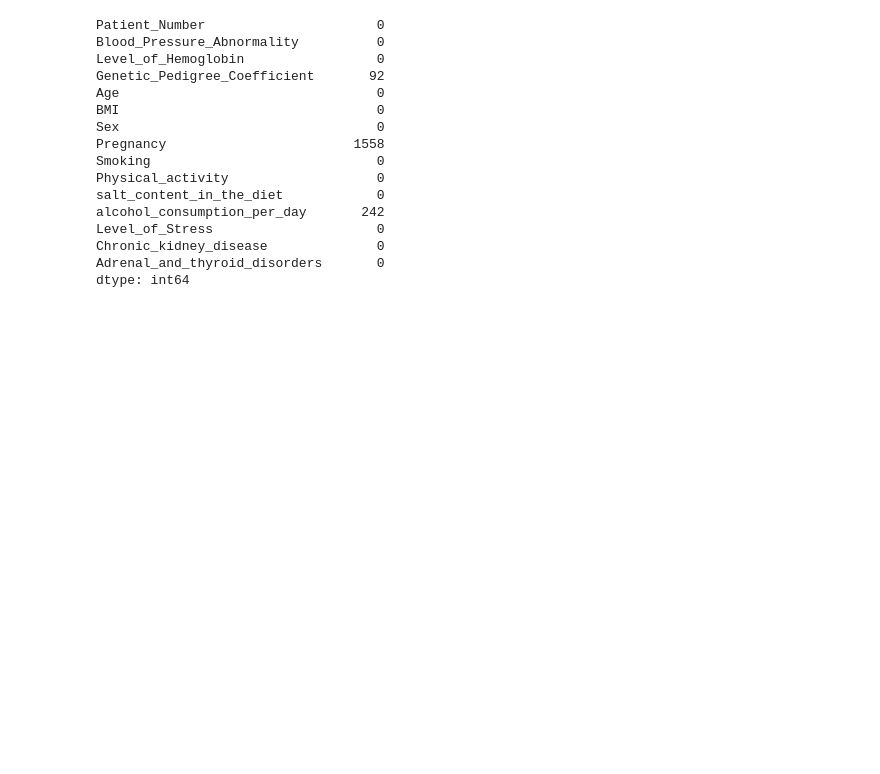
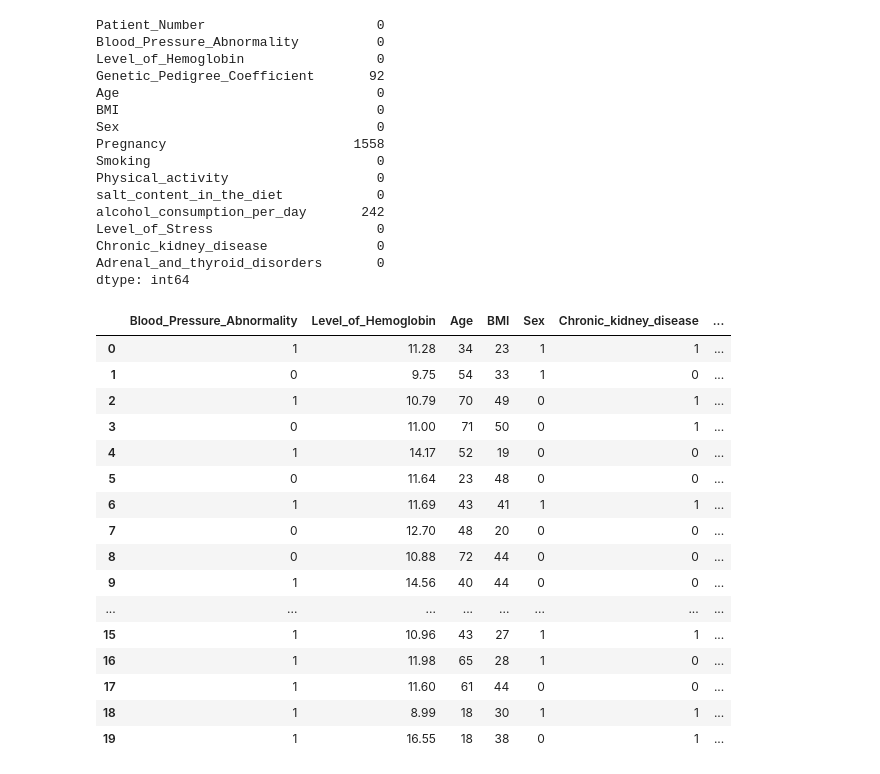
Before and after one commit to xvinay28x/bloood_pressure_prediction, a Jupyter notebook: Untitled.ipynb, the cells around one changed output. Saved outputs shown, nothing was run; the diff lists cells and outputs as text; code cells hidden in the pictures; blank space fills up the shorter version.

```diff
--- a/Untitled.ipynb
+++ b/Untitled.ipynb
@@ -50,4 +82,23 @@ Chronic_kidney_disease              0
 Adrenal_and_thyroid_disorders       0
 dtype: int64
 # %%
-df.drop(["Patient_Number","Genetic_Pedigree_Coefficient","Physical_activity","salt_content_in_the_diet","alcohol_consumption_per_day","Level_of_Stress","Pregnancy"],inplace = True, axis = 1)
+df.drop(["Patient_Number","Genetic_Pedigree_Coefficient","salt_content_in_the_diet","alcohol_consumption_per_day","Level_of_Stress","Physical_activity","Pregnancy","Smoking"],inplace = True, axis = 1)
+df.head(20)
+# %% [output]
+|  | Blood_Pressure_Abnormality | Level_of_Hemoglobin | Age | BMI | Sex | Chronic_kidney_disease | ... |
+| 0 | 1 | 11.28 | 34 | 23 | 1 | 1 | ... |
+| 1 | 0 | 9.75 | 54 | 33 | 1 | 0 | ... |
+| 2 | 1 | 10.79 | 70 | 49 | 0 | 1 | ... |
+| 3 | 0 | 11.00 | 71 | 50 | 0 | 1 | ... |
+| 4 | 1 | 14.17 | 52 | 19 | 0 | 0 | ... |
+| 5 | 0 | 11.64 | 23 | 48 | 0 | 0 | ... |
+| 6 | 1 | 11.69 | 43 | 41 | 1 | 1 | ... |
+| 7 | 0 | 12.70 | 48 | 20 | 0 | 0 | ... |
+| 8 | 0 | 10.88 | 72 | 44 | 0 | 0 | ... |
+| 9 | 1 | 14.56 | 40 | 44 | 0 | 0 | ... |
+| ... | ... | ... | ... | ... | ... | ... | ... |
+| 15 | 1 | 10.96 | 43 | 27 | 1 | 1 | ... |
+| 16 | 1 | 11.98 | 65 | 28 | 1 | 0 | ... |
+| 17 | 1 | 11.60 | 61 | 44 | 0 | 0 | ... |
+| 18 | 1 | 8.99 | 18 | 30 | 1 | 1 | ... |
+| 19 | 1 | 16.55 | 18 | 38 | 0 | 1 | ... |
```
Also changed, not shown: parts of 14 cells of this notebook, 1 other file.
